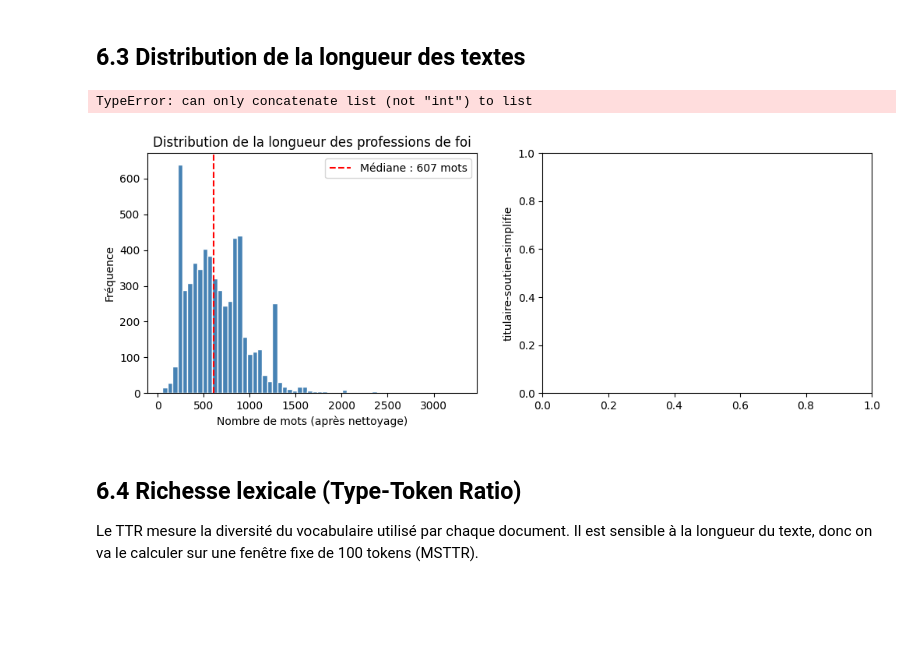
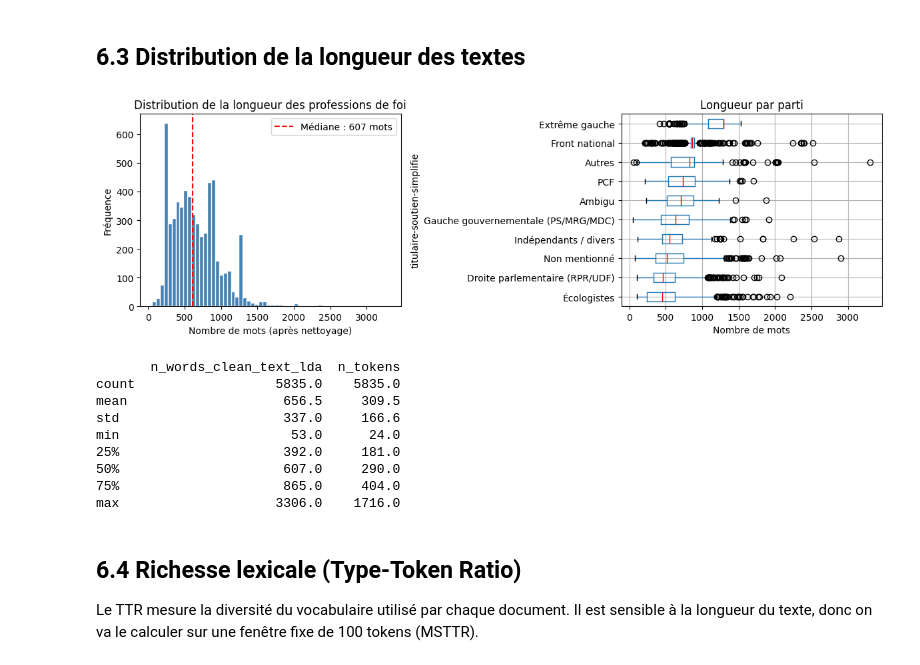
Before and after one commit to josiepierr/MLP-for-NLP-Gender-Classification, a Jupyter notebook: notebooks/01_data_preparation.ipynb, the cells around one changed output. Saved outputs shown, nothing was run; the diff lists cells and outputs as text; code cells hidden in the pictures; blank space fills up the shorter version.

```diff
--- a/notebooks/01_data_preparation.ipynb
+++ b/notebooks/01_data_preparation.ipynb
@@ -979,33 +899,44 @@ plt.show()
 # %%
 fig, axes = plt.subplots(1, 2, figsize=(12, 4))
 
 # Histogramme global
 axes[0].hist(df_clean["n_words_clean_text_lda"], bins=60, color="steelblue", edgecolor="white")
 axes[0].set_xlabel("Nombre de mots (après nettoyage)")
 axes[0].set_ylabel("Fréquence")
 axes[0].set_title("Distribution de la longueur des professions de foi")
 axes[0].axvline(df_clean["n_words_clean_text_lda"].median(), color="red", linestyle="--",
                 label=f"Médiane : {df_clean['n_words_clean_text_lda'].median():.0f} mots")
 axes[0].legend()
 
 # Boxplot par parti
 order = (df_clean.groupby("titulaire-soutien-simplifie")["n_words_clean_text_lda"]
          .median().sort_values().index.tolist())
+df_clean["titulaire-soutien-simplifie"] = pd.Categorical(
+    df_clean["titulaire-soutien-simplifie"], categories=order, ordered=True
+)
 df_clean.boxplot(column="n_words_clean_text_lda", by="titulaire-soutien-simplifie",
-                 ax=axes[1], vert=False, zorder=order,
+                 ax=axes[1], vert=False,
                  medianprops=dict(color="red"))
 axes[1].set_title("Longueur par parti")
 axes[1].set_xlabel("Nombre de mots")
 plt.suptitle("")
 
 plt.tight_layout()
 plt.savefig("../figures/01_longueur_textes.png", dpi=150, bbox_inches="tight")
 plt.show()
 
 print(df_clean[["n_words_clean_text_lda", "n_tokens"]].describe().round(1))
 # %% [output]
+[figure, new version]
-TypeError: can only concatenate list (not "int") to list
+       n_words_clean_text_lda  n_tokens
+count                  5835.0    5835.0
+mean                    656.5     309.5
+std                     337.0     166.6
+min                      53.0      24.0
+25%                     392.0     181.0
+50%                     607.0     290.0
+75%                     865.0     404.0
+max                    3306.0    1716.0
-[figure, old version]
 # %% [markdown]
 ## 6.4 Richesse lexicale (Type-Token Ratio)
 
```
Also changed, not shown: parts of 9 cells of this notebook, 9 other files.
